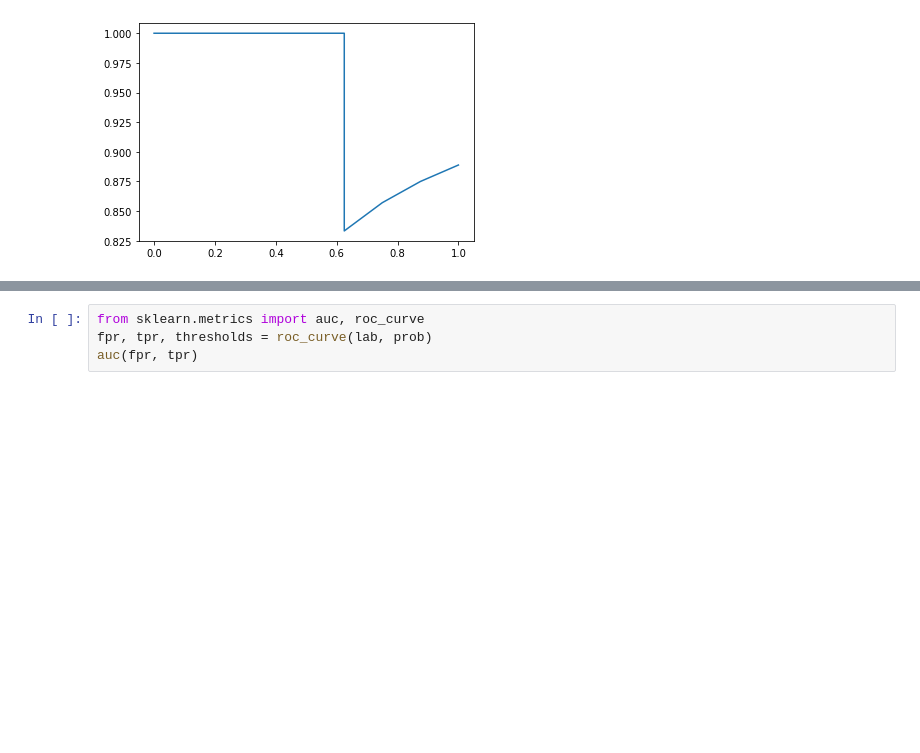
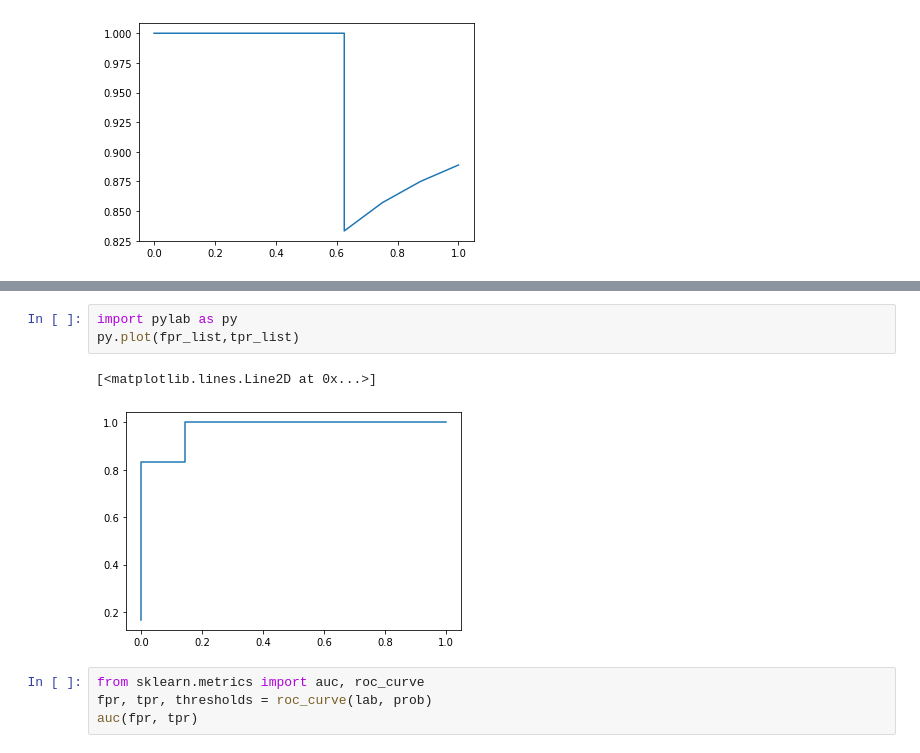
Before and after one commit to CakeNuthep/Super_AI, a Jupyter notebook: Copy_of_superai_botnoi_classification&evaluationmetrics.ipynb, the cells around one changed output, grey strips where cells are left out. Cells and saved outputs as stored; diff of their text form; blank space fills up the shorter version.

```diff
--- a/Copy_of_superai_botnoi_classification&evaluationmetrics.ipynb
+++ b/Copy_of_superai_botnoi_classification&evaluationmetrics.ipynb
@@ -383,3 +527,9 @@ tpr_list,fpr_list,pre_list,rec_list,f1_list,ap,auc = cal_roc(lab,prob)
+# %%
+import pylab as py
+py.plot(fpr_list,tpr_list)
+# %% [output]
+[<matplotlib.lines.Line2D at 0x...>]
+[figure, added]
 # %%
 from sklearn.metrics import auc, roc_curve
 fpr, tpr, thresholds = roc_curve(lab, prob)
```
Also changed, not shown: parts of 36 cells of this notebook.
